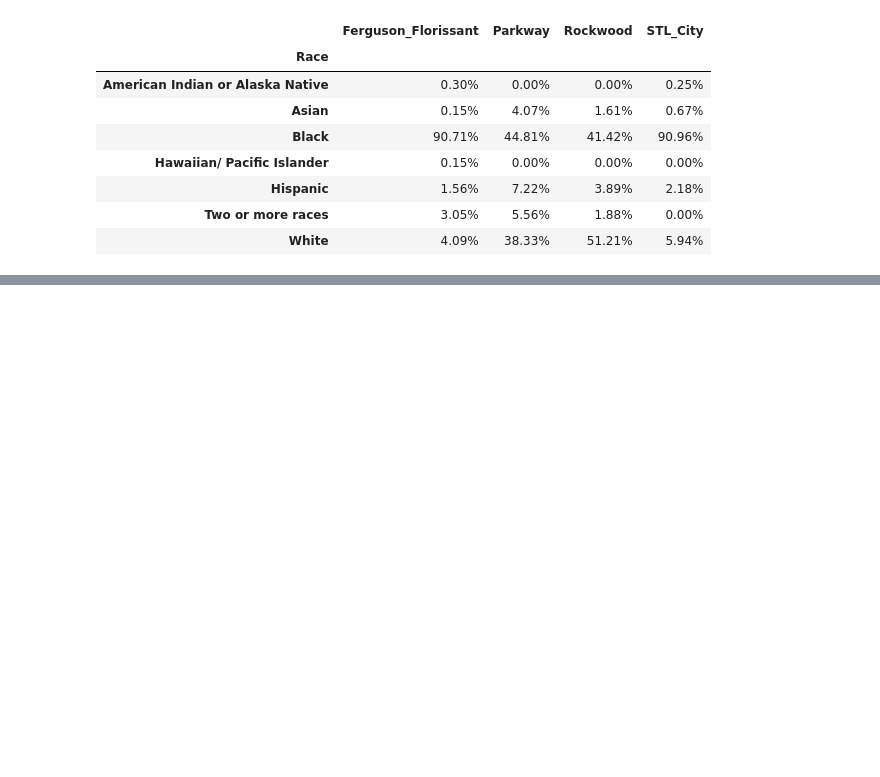
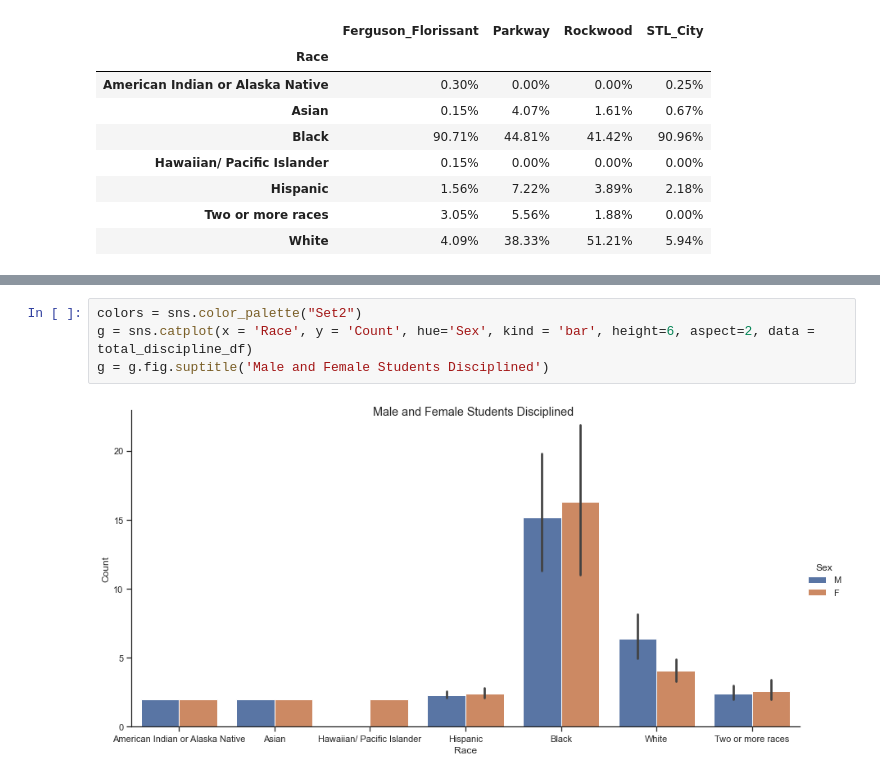
Before and after one commit to cmantooth/GreaterSTL_School_Analysis, a Jupyter notebook: Discipline_Schools/Data_Project.ipynb, the cells around one changed output, grey strips where cells are left out. Drawn from its saved outputs; the diff is of its cells as text; blank space fills up the shorter version.

```diff
--- a/Discipline_Schools/Data_Project.ipynb
+++ b/Discipline_Schools/Data_Project.ipynb
@@ -343,0 +378,6 @@ plt.xticks(rotation=30, horizontalalignment="center")
+# %%
+colors = sns.color_palette("Set2")
+g = sns.catplot(x = 'Race', y = 'Count', hue='Sex', kind = 'bar', height=6, aspect=2, data = total_discipline_df)
+g = g.fig.suptitle('Male and Female Students Disciplined')
+# %% [output]
+[figure, added]
```
Also changed, not shown: parts of 26 cells of this notebook.
